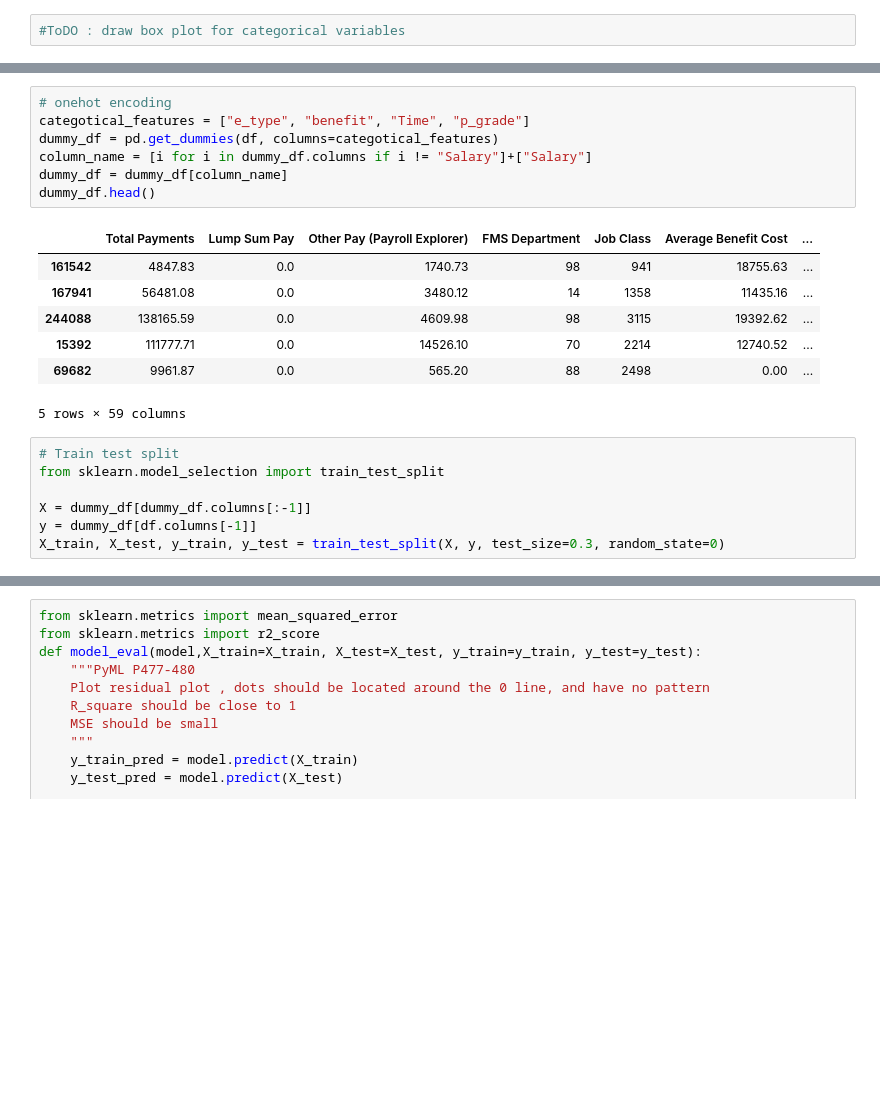
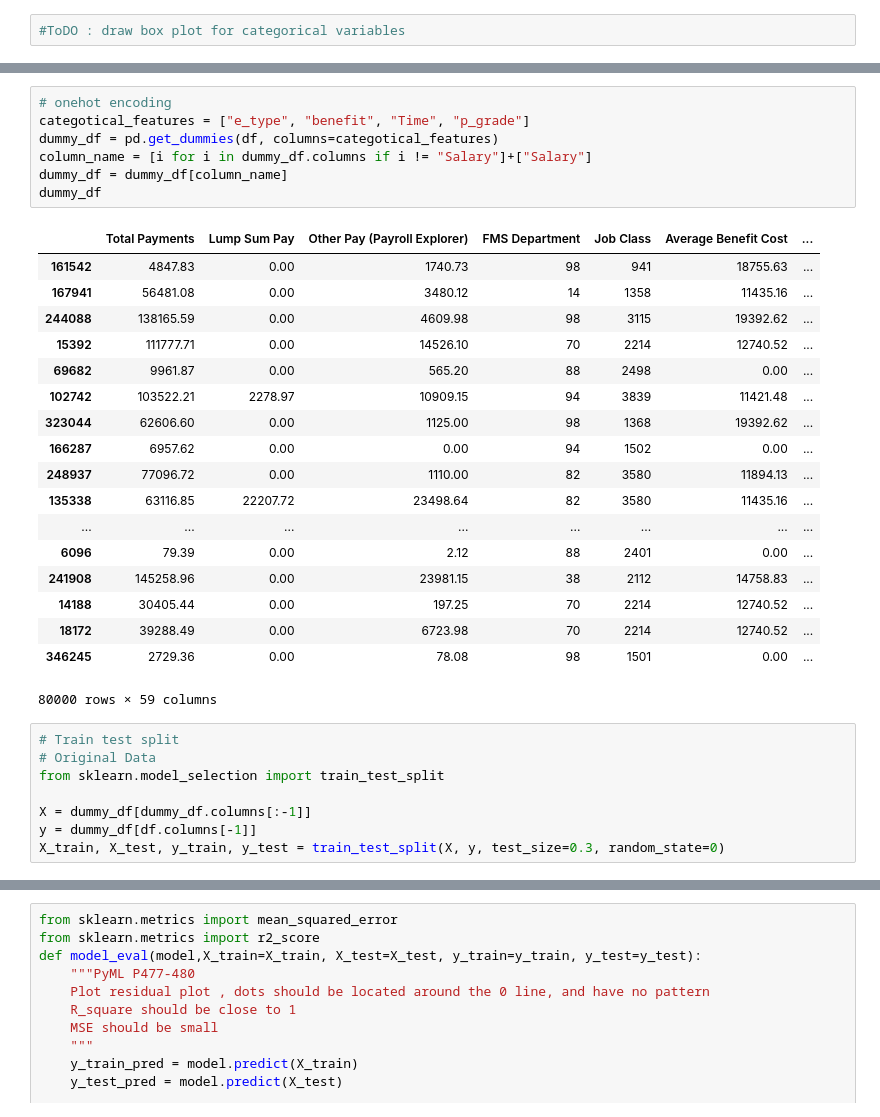
Before and after one commit to XC-Li/LMI-Data-Synthesis-Competition, a Jupyter notebook: Salary_Model.ipynb, the cells around one changed output, grey strips where cells are left out. Cells and saved outputs as stored; diff of their text form; blank space fills up the shorter version.

```diff
--- a/Salary_Model.ipynb
+++ b/Salary_Model.ipynb
@@ -55,20 +54,32 @@ plt.show()
 # %%
 # onehot encoding
 categotical_features = ["e_type", "benefit", "Time", "p_grade"]
 dummy_df = pd.get_dummies(df, columns=categotical_features)
 column_name = [i for i in dummy_df.columns if i != "Salary"]+["Salary"]
 dummy_df = dummy_df[column_name]
-dummy_df.head()
+dummy_df
 # %% [output]
 |  | Total Payments | Lump Sum Pay | Other Pay (Payroll Explorer) | FMS Department | Job Class | Average Benefit Cost | ... |
-| 161542 | 4847.83 | 0.0 | 1740.73 | 98 | 941 | 18755.63 | ... |
-| 167941 | 56481.08 | 0.0 | 3480.12 | 14 | 1358 | 11435.16 | ... |
-| 244088 | 138165.59 | 0.0 | 4609.98 | 98 | 3115 | 19392.62 | ... |
-| 15392 | 111777.71 | 0.0 | 14526.10 | 70 | 2214 | 12740.52 | ... |
-| 69682 | 9961.87 | 0.0 | 565.20 | 88 | 2498 | 0.00 | ... |
+| 161542 | 4847.83 | 0.00 | 1740.73 | 98 | 941 | 18755.63 | ... |
+| 167941 | 56481.08 | 0.00 | 3480.12 | 14 | 1358 | 11435.16 | ... |
+| 244088 | 138165.59 | 0.00 | 4609.98 | 98 | 3115 | 19392.62 | ... |
+| 15392 | 111777.71 | 0.00 | 14526.10 | 70 | 2214 | 12740.52 | ... |
+| 69682 | 9961.87 | 0.00 | 565.20 | 88 | 2498 | 0.00 | ... |
+| 102742 | 103522.21 | 2278.97 | 10909.15 | 94 | 3839 | 11421.48 | ... |
+| 323044 | 62606.60 | 0.00 | 1125.00 | 98 | 1368 | 19392.62 | ... |
+| 166287 | 6957.62 | 0.00 | 0.00 | 94 | 1502 | 0.00 | ... |
+| 248937 | 77096.72 | 0.00 | 1110.00 | 82 | 3580 | 11894.13 | ... |
+| 135338 | 63116.85 | 22207.72 | 23498.64 | 82 | 3580 | 11435.16 | ... |
+| ... | ... | ... | ... | ... | ... | ... | ... |
+| 6096 | 79.39 | 0.00 | 2.12 | 88 | 2401 | 0.00 | ... |
+| 241908 | 145258.96 | 0.00 | 23981.15 | 38 | 2112 | 14758.83 | ... |
+| 14188 | 30405.44 | 0.00 | 197.25 | 70 | 2214 | 12740.52 | ... |
+| 18172 | 39288.49 | 0.00 | 6723.98 | 70 | 2214 | 12740.52 | ... |
+| 346245 | 2729.36 | 0.00 | 78.08 | 98 | 1501 | 0.00 | ... |
-5 rows × 59 columns
+80000 rows × 59 columns
 # %%
 # Train test split
+# Original Data
 from sklearn.model_selection import train_test_split
 
 X = dummy_df[dummy_df.columns[:-1]]
```
Also changed, not shown: parts of 18 cells of this notebook, 1 other file.
